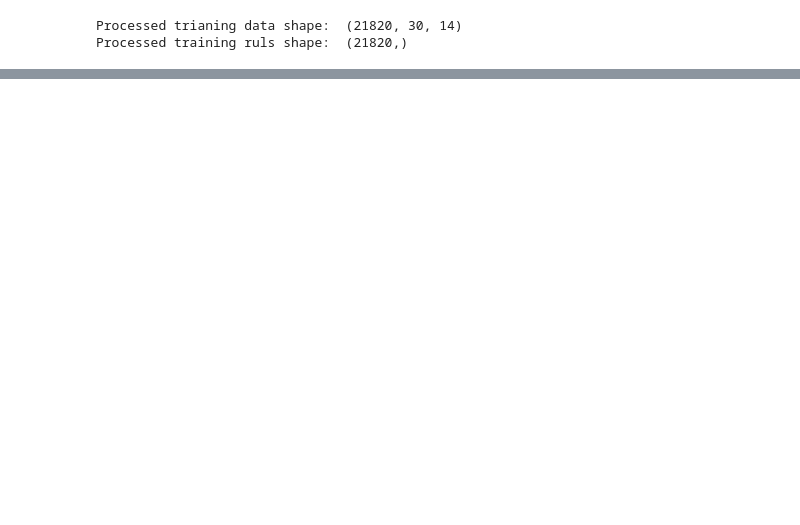
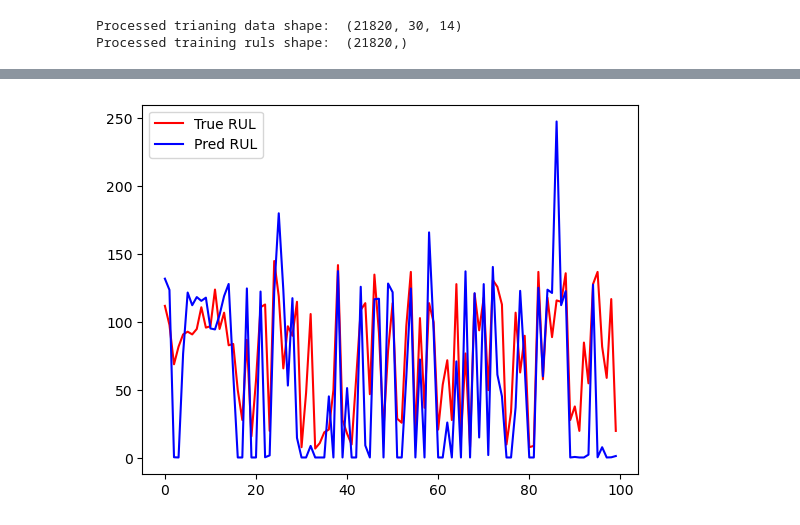
Before and after one commit to AliquodFahriam/tinyML, a Jupyter notebook: Riproduzione/Riproduzione_PW/riproduzione_pw_small.ipynb, the cells around one changed output, grey strips where cells are left out. Saved outputs shown, nothing was run; the diff lists cells and outputs as text; code cells hidden in the pictures; blank space fills up the shorter version.

```diff
--- a/Riproduzione/Riproduzione_PW/riproduzione_pw_small.ipynb
+++ b/Riproduzione/Riproduzione_PW/riproduzione_pw_small.ipynb
@@ -365,0 +403,2 @@ with open("small_lstm_fixed.tflite", "wb") as f:
+# %%
+num_test_machines = len(test_data[0].unique())
@@ -365,0 +430,22 @@ with open("small_lstm_fixed.tflite", "wb") as f:
+# %%
+for i in np.arange(1, num_test_machines + 1):
+    temp_test_data = test_data[test_data[0] == i].drop(columns = [0]).values
+
+    # Verify if data of given window length can be extracted from test data
+    if (len(temp_test_data) < window_length):
+        print("Test engine {} doesn't have enough data for window_length of {}".format(i, window_length))
+        raise AssertionError("Window length is larger than number of data points for some engines. "
+                             "Try decreasing window length.")
+
+    # Prepare test data
+    test_data_for_an_engine, num_windows = process_test_data(temp_test_data, window_length = window_length, shift = shift,
+                                                             num_test_windows = num_test_windows)
+
+    processed_test_data.append(test_data_for_an_engine)
+    num_test_windows_list.append(num_windows)
+
+processed_test_data = np.concatenate(processed_test_data)
+true_rul = true_rul[0].values
+
+print("Processed test data shape: ", processed_test_data.shape)
+print("True RUL shape: ", true_rul.shape)
@@ -365,0 +455,2 @@ with open("small_lstm_fixed.tflite", "wb") as f:
+# %%
+rul_pred = LSTMsmallModel.predict(processed_test_data).reshape(-1)
@@ -365,0 +459,14 @@ with open("small_lstm_fixed.tflite", "wb") as f:
+# %%
+preds_for_each_engine = np.split(rul_pred, np.cumsum(num_test_windows_list)[:-1])
+mean_pred_for_each_engine = [np.average(ruls_for_each_engine, weights = np.repeat(1/num_windows, num_windows))
+                             for ruls_for_each_engine, num_windows in zip(preds_for_each_engine, num_test_windows_list)]
+
+indices_of_last_examples = np.cumsum(num_test_windows_list) - 1
+preds_for_last_example = np.concatenate(preds_for_each_engine)[indices_of_last_examples]
+# %%
+plt.plot(true_rul, label = "True RUL", color = "red")
+plt.plot(preds_for_last_example, label = "Pred RUL", color = "blue")
+plt.legend()
+plt.show()
+# %% [output]
+[figure, added]
```
Also changed, not shown: parts of 11 cells of this notebook, 9 other files.
